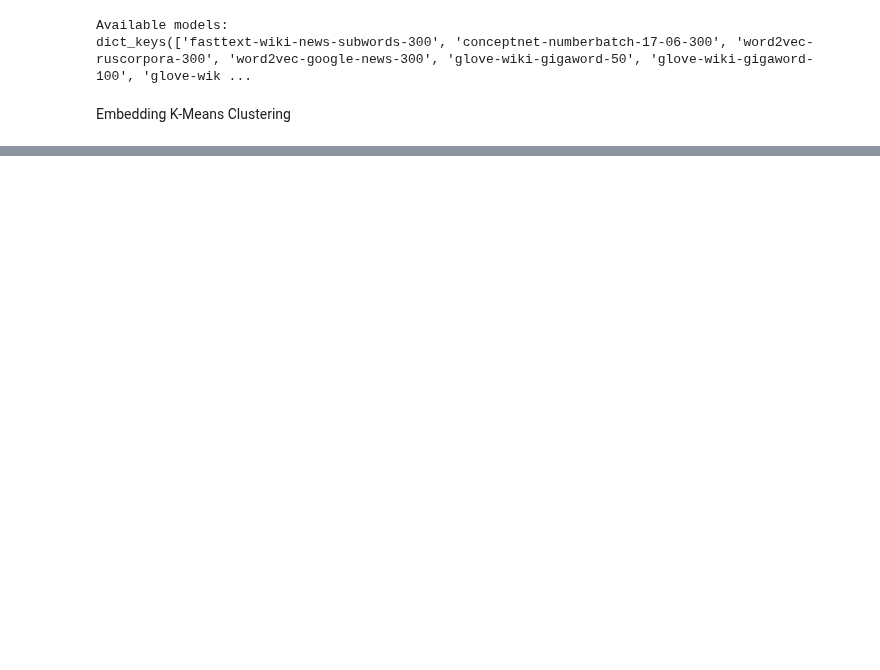
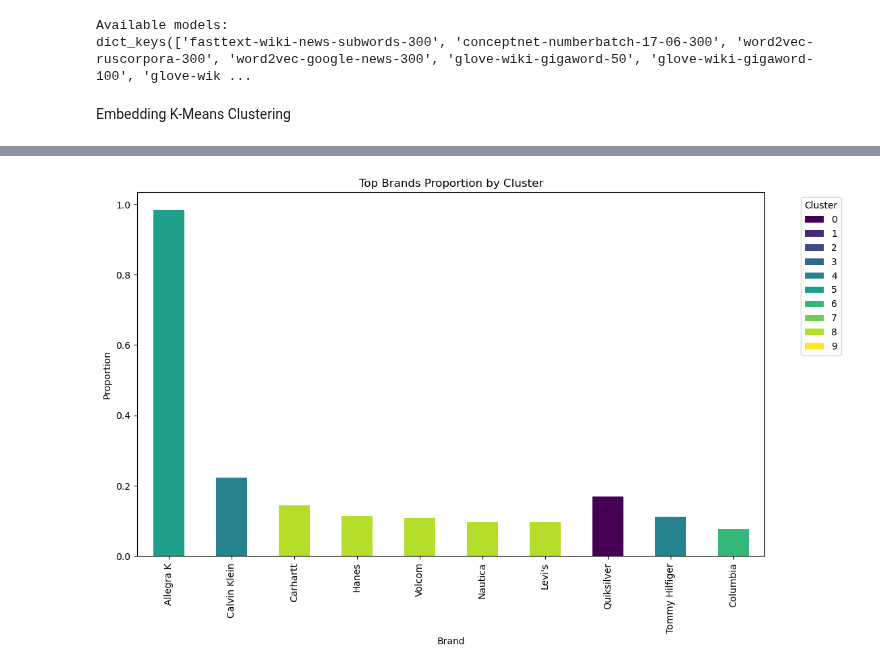
Before and after one commit to ardahk/amex, a Jupyter notebook: text_embedding/text_embedding.ipynb, the cells around one changed output, grey strips where cells are left out. Saved outputs shown, nothing was run; the diff lists cells and outputs as text; code cells hidden in the pictures; blank space fills up the shorter version.

```diff
--- a/text_embedding/text_embedding.ipynb
+++ b/text_embedding/text_embedding.ipynb
@@ -124,0 +209,33 @@ def cluster_embeddings(output_path, n_clusters=10):
+# %%
+# Aggregate data for stacked bar chart
+stacked_data = (
+    df.groupby(['cluster', 'brand'])
+    .size()
+    .reset_index(name='count')
+    .sort_values(['cluster', 'count'], ascending=[True, False])
+)
+
+# Normalize to show proportions within each cluster
+stacked_data['proportion'] = stacked_data.groupby('cluster')['count'].transform(lambda x: x / x.sum())
+
+# Pivot the data for plotting
+stacked_pivot = stacked_data.pivot(index='brand', columns='cluster', values='proportion').fillna(0)
+
+# Select top brands for better visualization
+top_brands = stacked_data.groupby('brand')['count'].sum().nlargest(10).index
+stacked_pivot = stacked_pivot.loc[top_brands]
+
+# Plot stacked bar chart
+stacked_pivot.plot(
+    kind='bar',
+    stacked=True,
+    figsize=(12, 7),
+    colormap='viridis'
+)
+plt.title('Top Brands Proportion by Cluster')
+plt.xlabel('Brand')
+plt.ylabel('Proportion')
+plt.legend(title='Cluster', bbox_to_anchor=(1.05, 1), loc='upper left')
+plt.show()
+# %% [output]
+[figure, added]
```
Also changed, not shown: parts of 5 cells of this notebook, 2 other files.
